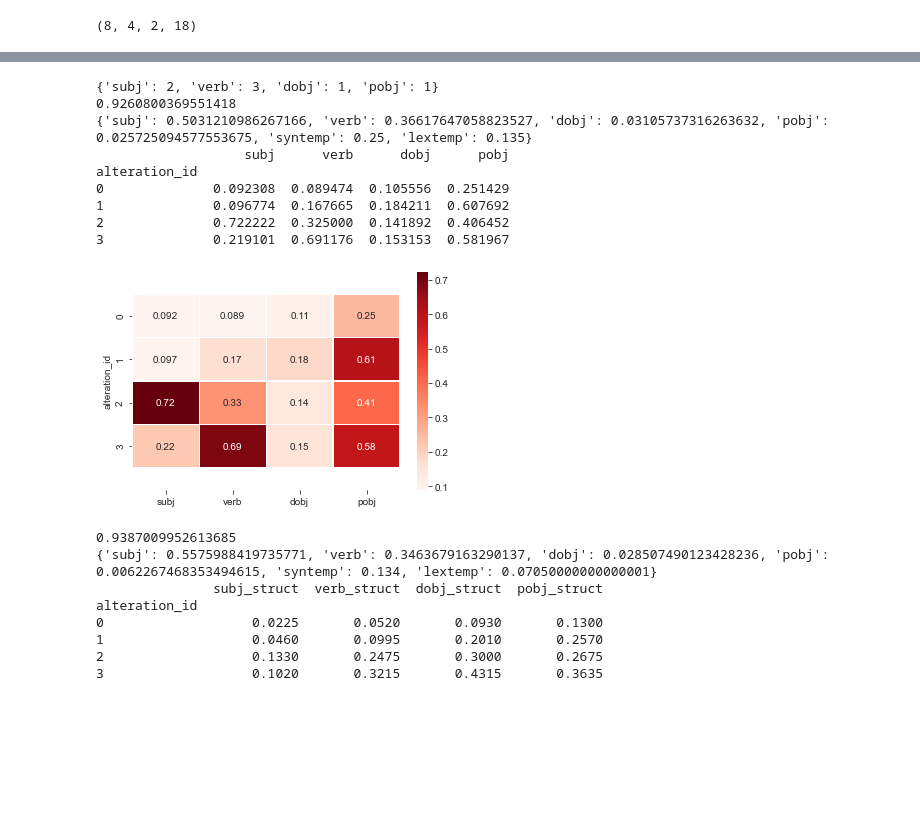
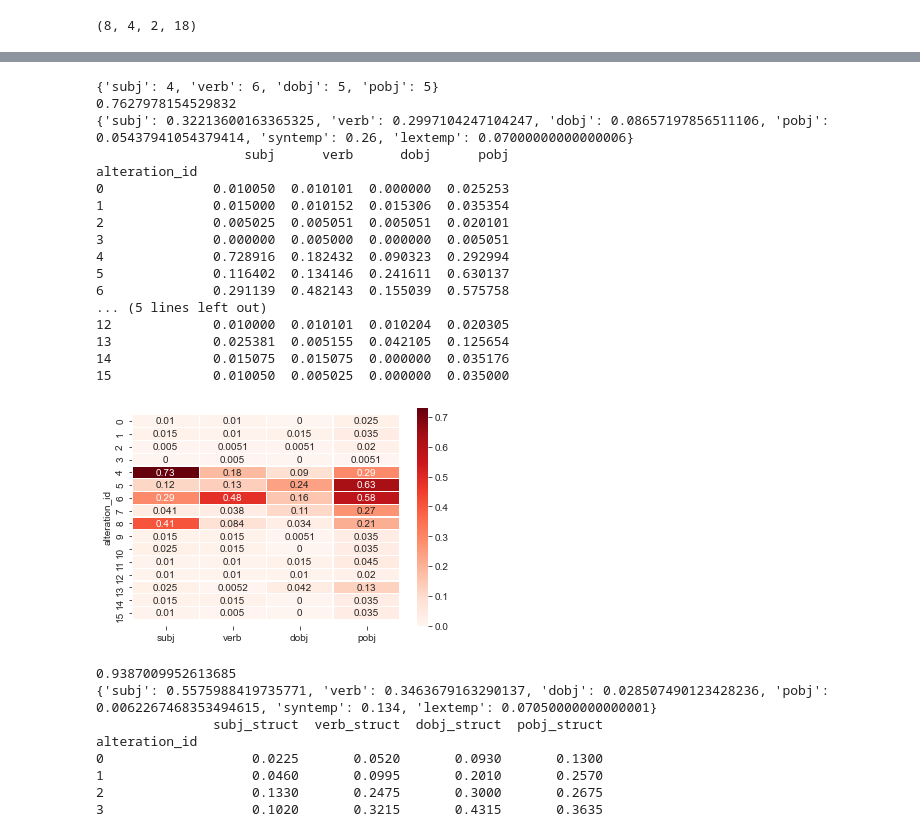
Before and after one commit to ghazi-f/QKVAE, a Jupyter notebook: disentanglement_transformer/Model_Analysis2.ipynb, the cells around one changed output, grey strips where cells are left out. Cells and saved outputs as stored; diff of their text form; code cells hidden in the pictures; blank space fills up the shorter version.

```diff
--- a/disentanglement_transformer/Model_Analysis2.ipynb
+++ b/disentanglement_transformer/Model_Analysis2.ipynb
@@ -75,9 +75,9 @@ if True:
     flags.batch_size = 128
     flags.grad_accu = 1
     flags.max_len = 17
-    flags.test_name = "nliLM/SNLIRegular_beta0.4.4"
+    flags.test_name = "nliLM/SNLIWider_beta0.3.3"#"nliLM/SNLIRegular_beta0.4.4"
     flags.data = "nli"
-    flags.n_latents = [4]
+    flags.n_latents = [16]
     flags.graph ="IndepInfer"  # "Vanilla"
     # flags.losses = "LagVAE"
     # flags.kl_beta = 0.5
@@ -630,6 +630,23 @@ def get_encoder_disentanglement_score(self, data_iter, layer_num=None):
             sort_idx[-1], v[sort_idx[-1]] - v[sort_idx[-2]], v[sort_idx[-1]]
     return enc_att_scores, enc_max_score, enc_disent_score, enc_disent_vars
 # %%
-att_scores0, max_score0, disent_score0, disent_vars0 = get_encoder_disentanglement_score(model, data.val_iter, layer_num=0)
-att_scores1, max_score1, disent_score1, disent_vars1 = get_encoder_disentanglement_score(model, data.val_iter, layer_num=1)
-att_scores_mean, max_score_mean, disent_score_mean, disent_vars_mean = get_encoder_disentanglement_score(model, data.val_iter, layer_num=None)
+# att_scores0, max_score0, disent_score0, disent_vars0 = get_encoder_disentanglement_score(model, data.val_iter, layer_num=0)
+# att_scores1, max_score1, disent_score1, disent_vars1 = get_encoder_disentanglement_score(model, data.val_iter, layer_num=1)
+att_scores_mean, max_score_mean, disent_score_mean, disent_vars_mean = model.get_encoder_disentanglement_score(data.val_iter)
+# att_scores_mean, max_score_mean, disent_score_mean, disent_vars_mean = get_encoder_disentanglement_score(model, data.val_iter, layer_num=None)
+# %%
+import pandas as pd
+import seaborn as sns
+import matplotlib.pyplot as plt
+def show_df_hm2(df, fig_name):
+    snsplt = sns.heatmap(df, cmap ='Reds', linewidths = 0.20, annot = True)#, vmin=0, vmax=1.0)
+    # snsplt.get_figure().savefig(fig_name)
+    b, t = plt.ylim() # discover the values for bottom and top
+    b += 0.5 # Add 0.5 to the bottom
+    t -= 0.5 # Subtract 0.5 from the top
+    plt.ylim(b, t) # update the ylim(bottom, top) values
+    # return snsplt.get_figure()
+att_df = pd.DataFrame(att_scores_mean)
+print(att_df)
+show_df_hm2(att_df, "enc_heatmap_16.eps")
+print(sum(disent_score_mean.values()), disent_vars_mean)
@@ -770,31 +807,39 @@ disent_score, lab_wise_disent, var_wise_scores, dec_disent_vars, var_wise_scores
 # %%
 import seaborn as sns
 import matplotlib.pyplot as plt
 print(dec_disent_vars)
 print(disent_score)
 print(lab_wise_disent)
 def show_df_hm2(df):
     snsplt = sns.heatmap(df, cmap ='Reds', linewidths = 0.20, annot = True)
-    # snsplt.get_figure().savefig("dec_heatmap_struct.eps")
+    snsplt.get_figure().savefig("dec_heatmap_16.eps")
     b, t = plt.ylim() # discover the values for bottom and top
     b += 0.5 # Add 0.5 to the bottom
     t -= 0.5 # Subtract 0.5 from the top
     plt.ylim(b, t) # update the ylim(bottom, top) values
     # return snsplt.get_figure()
 to_show_dec_df = var_wise_scores.drop(['syntemp', 'lextemp'], axis=1)
 print(to_show_dec_df)
 show_df_hm2(to_show_dec_df)
 # %% [output]
-{'subj': 2, 'verb': 3, 'dobj': 1, 'pobj': 1}
-0.9260800369551418
-{'subj': 0.5031210986267166, 'verb': 0.36617647058823527, 'dobj': 0.03105737316263632, 'pobj': 0.025725094577553675, 'syntemp': 0.25, 'lextemp': 0.135}
+{'subj': 4, 'verb': 6, 'dobj': 5, 'pobj': 5}
+0.7627978154529832
+{'subj': 0.32213600163365325, 'verb': 0.2997104247104247, 'dobj': 0.08657197856511106, 'pobj': 0.05437941054379414, 'syntemp': 0.26, 'lextemp': 0.07000000000000006}
                    subj      verb      dobj      pobj
 alteration_id
-0              0.092308  0.089474  0.105556  0.251429
-1              0.096774  0.167665  0.184211  0.607692
-2              0.722222  0.325000  0.141892  0.406452
-3              0.219101  0.691176  0.153153  0.581967
+0              0.010050  0.010101  0.000000  0.025253
+1              0.015000  0.010152  0.015306  0.035354
+2              0.005025  0.005051  0.005051  0.020101
+3              0.000000  0.005000  0.000000  0.005051
+4              0.728916  0.182432  0.090323  0.292994
+5              0.116402  0.134146  0.241611  0.630137
+6              0.291139  0.482143  0.155039  0.575758
+... (5 lines left out)
+12             0.010000  0.010101  0.010204  0.020305
+13             0.025381  0.005155  0.042105  0.125654
+14             0.015075  0.015075  0.000000  0.035176
+15             0.010050  0.005025  0.000000  0.035000
-[figure, old version]
+[figure, new version]
 # %%
 
 show_df_hm2(var_wise_scores.drop(['syntemp', 'lextemp'], axis=1))
```
Also changed, not shown: parts of 3 cells of this notebook, 1 other file.
